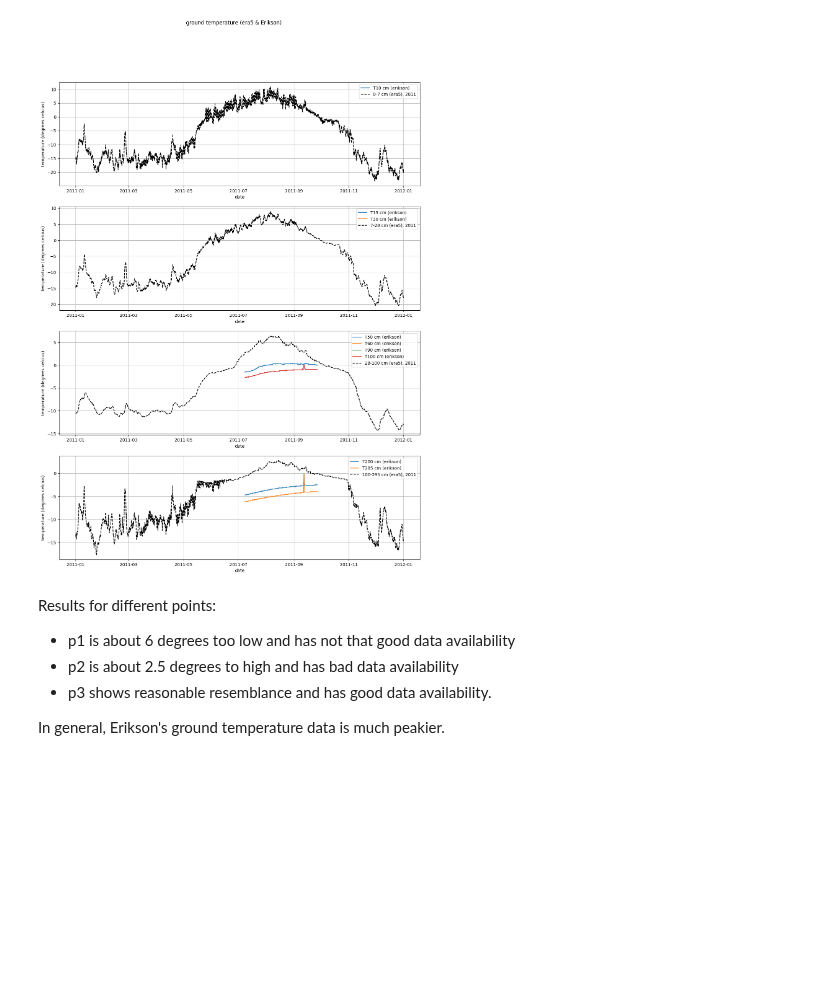
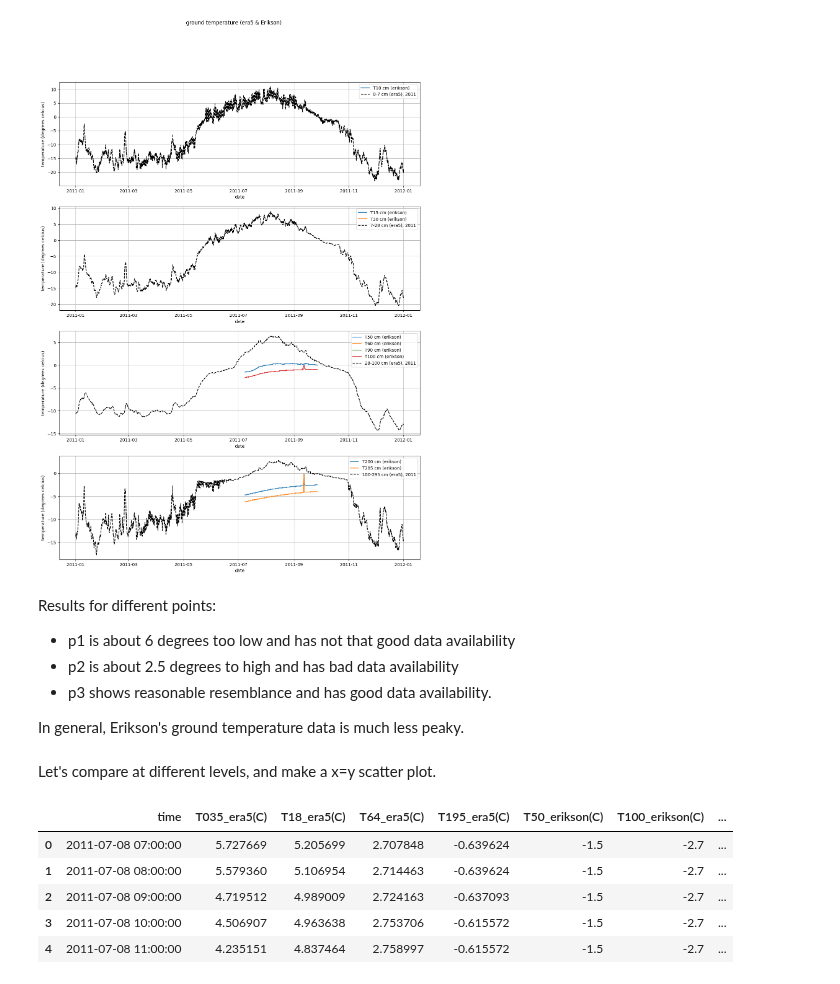
Before and after one commit to khdebruijn/thermo-morphological-model, a Jupyter notebook: database/erikson_groundtemp.ipynb, the cells around one changed output. Drawn from its saved outputs; the diff is of its cells as text; code cells hidden in the pictures; blank space fills up the shorter version.

```diff
--- a/database/erikson_groundtemp.ipynb
+++ b/database/erikson_groundtemp.ipynb
@@ -197,4 +197,31 @@ Results for different points:
 - p2 is about 2.5 degrees to high and has bad data availability
 - p3 shows reasonable resemblance and has good data availability.
 
-In general, Erikson's ground temperature data is much peakier.
+In general, Erikson's ground temperature data is much less peaky.
+# %% [markdown]
+Let's compare at different levels, and make a x=y scatter plot.
+# %%
+mask = (timestamps_era5_plot >= np.min(timestamps)) & (timestamps_era5_plot <= np.max(timestamps))
+
+df = pd.DataFrame(
+    {
+        'time': timestamps_era5_plot[mask],
+        'T035_era5(C)': T035_era5[mask],
+        'T18_era5(C)': T18_era5[mask],
+        'T64_era5(C)': T64_era5[mask],
+        'T195_era5(C)': T195_era5[mask],
+        'T50_erikson(C)': T50,
+        'T100_erikson(C)': T100,
+        'T200_erikson(C)': T200,
+        'T295_erikson(C)': T295,
+    }
+)
+
+df.head()
+# %% [output]
+|  | time | T035_era5(C) | T18_era5(C) | T64_era5(C) | T195_era5(C) | T50_erikson(C) | T100_erikson(C) | ... |
+| 0 | 2011-07-08 07:00:00 | 5.727669 | 5.205699 | 2.707848 | -0.639624 | -1.5 | -2.7 | ... |
+| 1 | 2011-07-08 08:00:00 | 5.579360 | 5.106954 | 2.714463 | -0.639624 | -1.5 | -2.7 | ... |
+| 2 | 2011-07-08 09:00:00 | 4.719512 | 4.989009 | 2.724163 | -0.637093 | -1.5 | -2.7 | ... |
+| 3 | 2011-07-08 10:00:00 | 4.506907 | 4.963638 | 2.753706 | -0.615572 | -1.5 | -2.7 | ... |
+| 4 | 2011-07-08 11:00:00 | 4.235151 | 4.837464 | 2.758997 | -0.615572 | -1.5 | -2.7 | ... |
```
Also changed, not shown: parts of 8 cells of this notebook.
